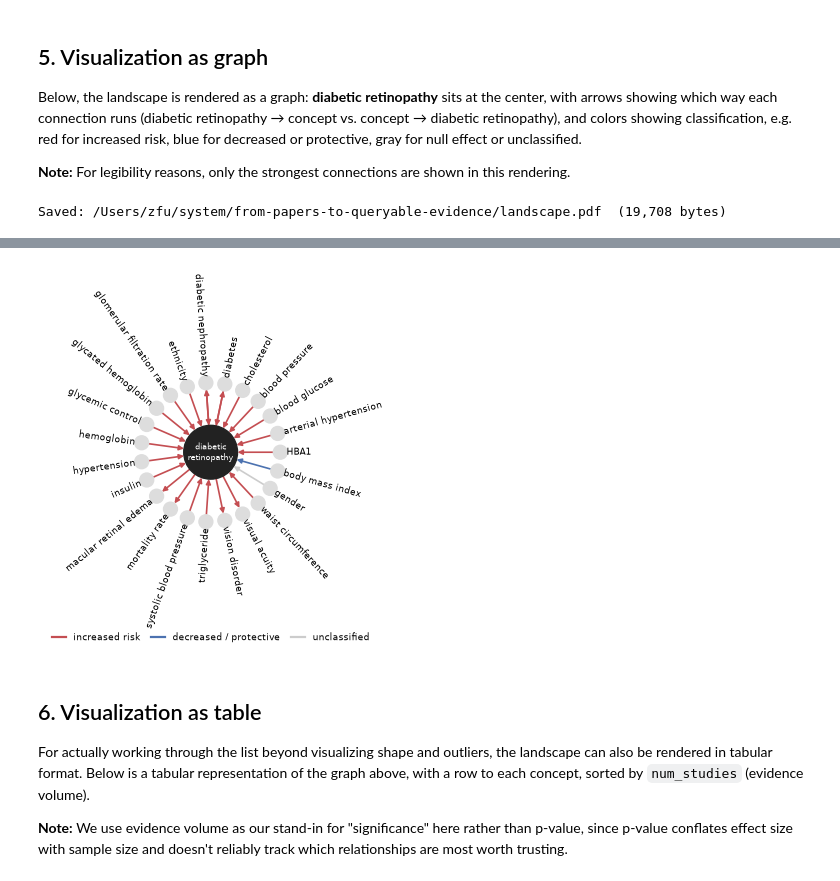
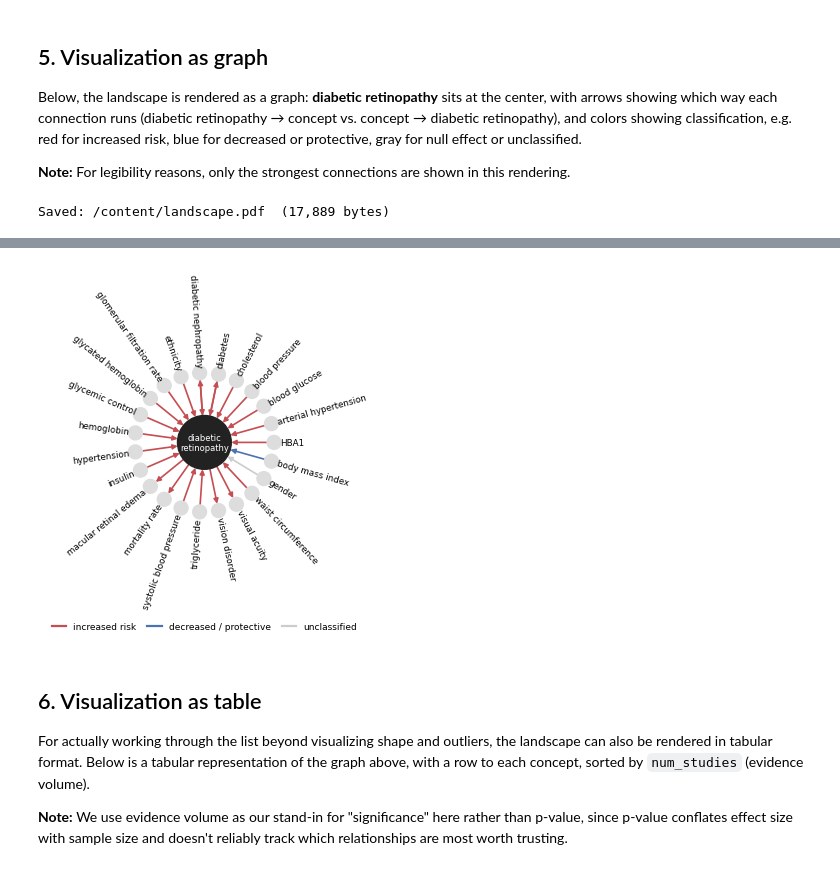
Before and after one commit to SystemInternal/system_public_graph_demo, a Jupyter notebook: part_1_breadth.ipynb, the cells around one changed output, grey strips where cells are left out. Saved outputs shown, nothing was run; the diff lists cells and outputs as text; code cells hidden in the pictures.

```diff
--- a/part_1_breadth.ipynb
+++ b/part_1_breadth.ipynb
@@ -381,7 +376,7 @@ for i, n in enumerate(others):
     pos[n] = (R * math.cos(theta), R * math.sin(theta))
     lx, ly = (R + LABEL_GAP) * math.cos(theta), (R + LABEL_GAP) * math.sin(theta)
     deg = math.degrees(theta)
-    if 90 < deg < 270:                     # left half: flip so text reads left-to-right
+    if 90 < deg < 270:
         labels.append((lx, ly, n, deg - 180, "right"))
     else:
         labels.append((lx, ly, n, deg, "left"))
@@ -393,7 +388,7 @@ DRAW_ORDER = ["increased", "decreased", "null effect", "unclassified", "mixed"]
 sorted_edges = sorted(G.edges(), key=lambda e: DRAW_ORDER.index(G.edges[e]["sign"]))
 sorted_edge_colors = [SIGN_COLORS[G.edges[e]["sign"]] for e in sorted_edges]
 
-# ---- Draw at final print size (included at 0.65\linewidth = 3.6in) -------
+# ---- Draw at final print size -------
 fig, ax = plt.subplots(figsize=(3.6, 3.6))
 nx.draw_networkx_edges(
     G, pos, edgelist=sorted_edges, edge_color=sorted_edge_colors,
@@ -406,7 +401,8 @@ for lx, ly, text, rot, ha in labels:
             ha=ha, va="center", fontsize=6.3, color="black")
 ax.text(0, 0, "diabetic\nretinopathy", fontsize=6, ha="center", va="center", color="white")
 
-LIM = R + LABEL_GAP + 0.90        # room for the longest rotated label
+# Makes sure there's room for the longest rotated label
+LIM = R + LABEL_GAP + 0.90
 ax.set_xlim(-LIM, LIM)
 ax.set_ylim(-LIM, LIM)
 ax.set_aspect("equal")
@@ -429,6 +425,9 @@ out_path = os.path.abspath("landscape.pdf")
 fig.savefig(out_path, format="pdf", bbox_inches="tight")
 print(f"Saved: {out_path}  ({os.path.getsize(out_path):,} bytes)")
 
+from google.colab import files
+files.download(out_path)
+
 plt.show()
 # %% [output]
-Saved: /Users/zfu/system/from-papers-to-queryable-evidence/landscape.pdf  (19,708 bytes)
+Saved: /content/landscape.pdf  (17,889 bytes)
@@ -435,4 +436,4 @@ Saved: /Users/zfu/system/from-papers-to-queryable-evidence/landscape.pdf  (19,70
-[figure, old version]
+[figure, new version]
 # %% [markdown]
 ## 6. Visualization as table
 
```
Also changed, not shown: parts of 6 cells of this notebook, 2 other files.
